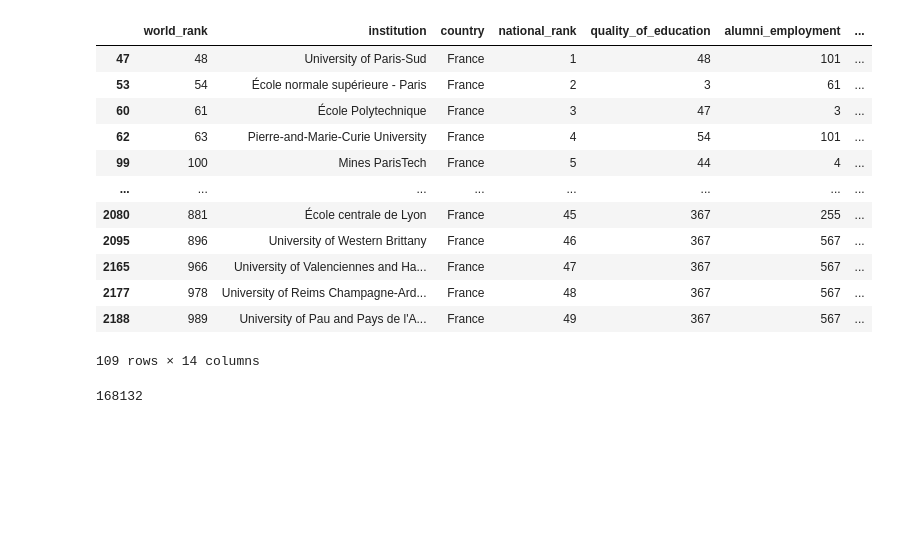
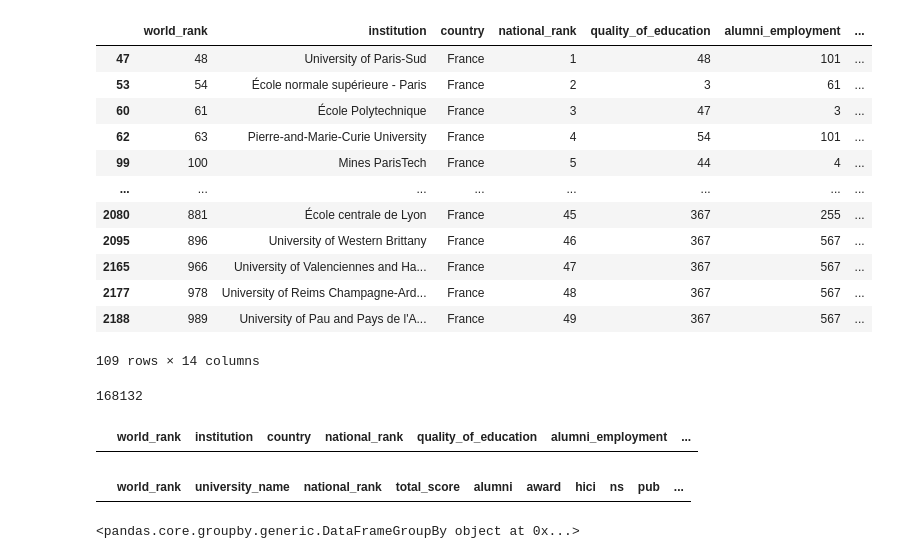
Before and after one commit to christian29200/THP_Pandas_Numpy, a Jupyter notebook: Tour_monde_universite.ipynb, the cells around one changed output. Cells and saved outputs as stored; diff of their text form; code cells hidden in the pictures; blank space fills up the shorter version.

```diff
--- a/Tour_monde_universite.ipynb
+++ b/Tour_monde_universite.ipynb
@@ -311,3 +311,6 @@ data1.institution.count()+data2.institute_type.count() + data3.series_name.count
 168132
 # %%
 # Quels sont les rankings obtenus par l'Université de Strabourg dans chacun des 3 classements disponibles ?
+data1[data1.institution == 'Université de Strasbourg']
+# %% [output]
+|  | world_rank | institution | country | national_rank | quality_of_education | alumni_employment | ... |
@@ -316,4 +317,11 @@ data1.institution.count()+data2.institute_type.count() + data3.series_name.count
+# %%
+data4[data4.university_name == 'Université de Strasbourg']
+# %% [output]
+|  | world_rank | university_name | national_rank | total_score | alumni | award | hici | ns | pub | ... |
 # %%
 # Combien chaque pays possède d'universités dans le classement de Shanghai en 2015 ? Range la liste par ordre décroissant. Pense à t'aider de la table université - pays pour réaliser cette requête.
+data4.groupby('university_name')
+# %% [output]
+<pandas.core.groupby.generic.DataFrameGroupBy object at 0x...>
 # %%
 # Quels pays ont les plus faibles ratios (Dépenses dans les Institutions du Supérieur (Privées et Publiques) en 2011) / Nombre d'universités dans le classement du Times en 2011 ? Range cette liste par ordre croissant.
```
Also changed, not shown: parts of 1 cell of this notebook.
